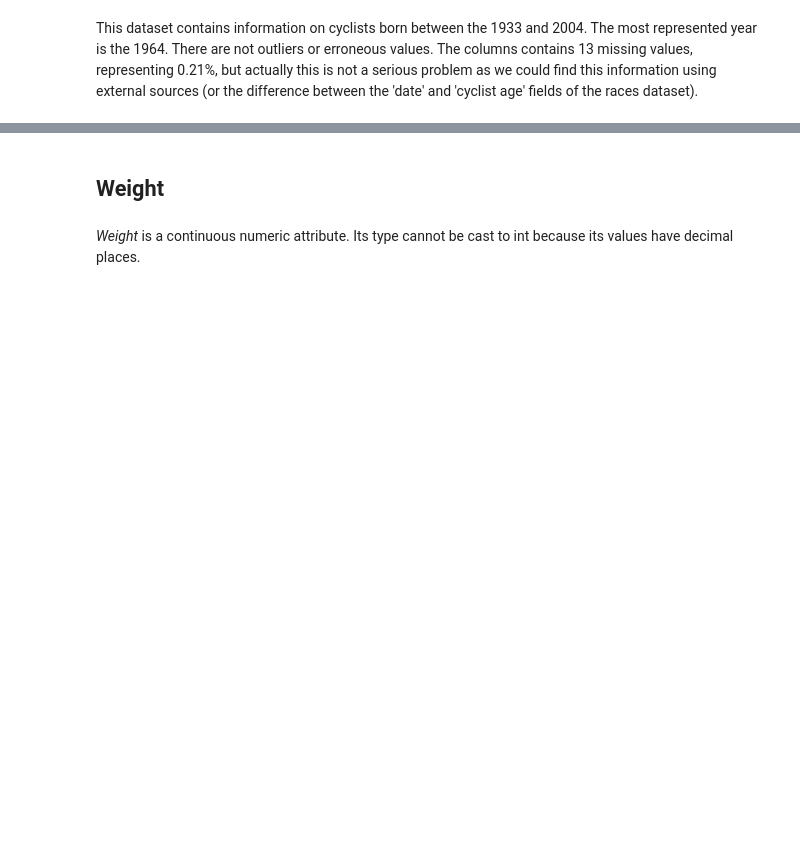
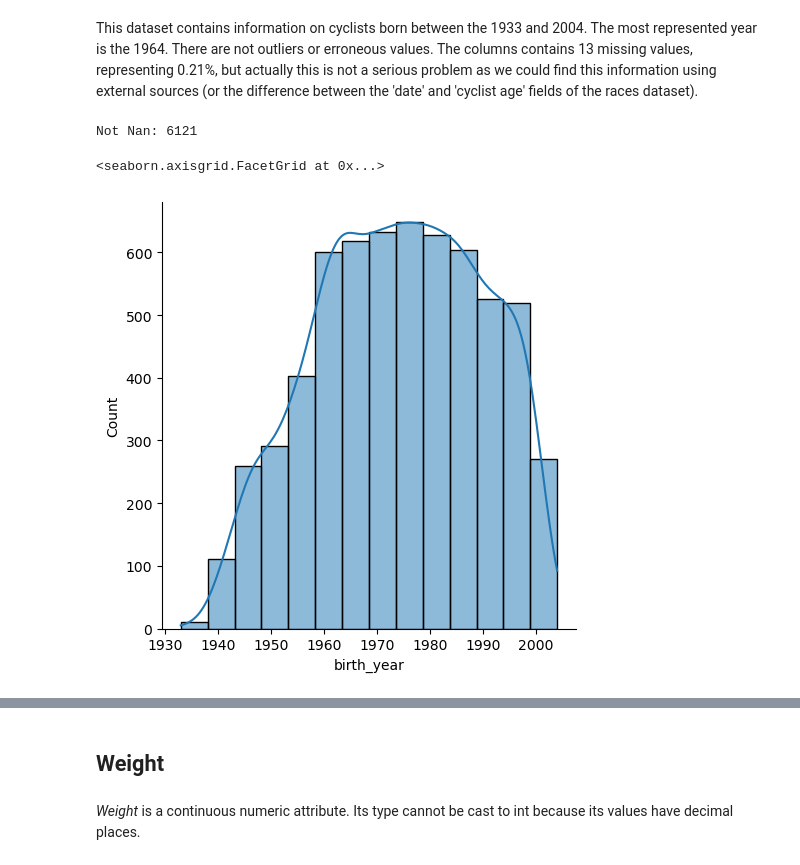
Before and after one commit to luca-rizzo/dm-2024-project, a Jupyter notebook: notebook/data_understanding_cyclists.ipynb, the cells around one changed output, grey strips where cells are left out. Saved outputs shown, nothing was run; the diff lists cells and outputs as text; code cells hidden in the pictures; blank space fills up the shorter version.

```diff
--- a/notebook/data_understanding_cyclists.ipynb
+++ b/notebook/data_understanding_cyclists.ipynb
@@ -110,10 +234,11 @@ This dataset contains information on cyclists born between the 1933 and 2004. Th
 # %%
 tmp = len(cyclists['birth_year'].dropna(inplace=False))
 print("Not Nan:",tmp)
 
-#Sturges' rule
-bin_num=int(1+(10/3)*np.log10(tmp))
-print("Bin num:",bin_num)
 sbn.displot(cyclists, x='birth_year',kind="hist", row_order="desc", bins='sturges', kde=True)
+# %% [output]
+Not Nan: 6121
+<seaborn.axisgrid.FacetGrid at 0x...>
+[figure, added]
 # %%
 sbn.displot(cyclists, x='birth_year',kind="hist", row_order="desc", kde=True)
```
Also changed, not shown: parts of 194 cells of this notebook.
